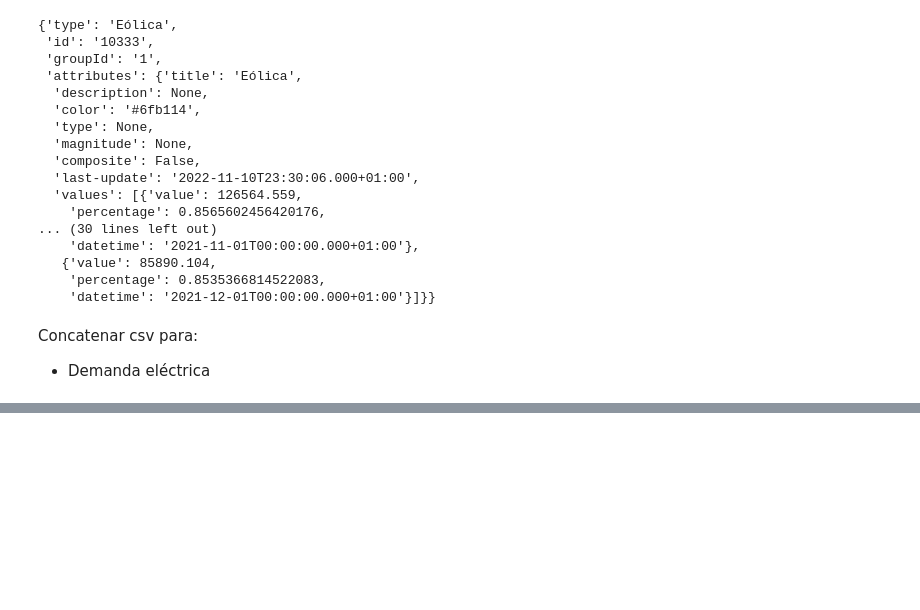
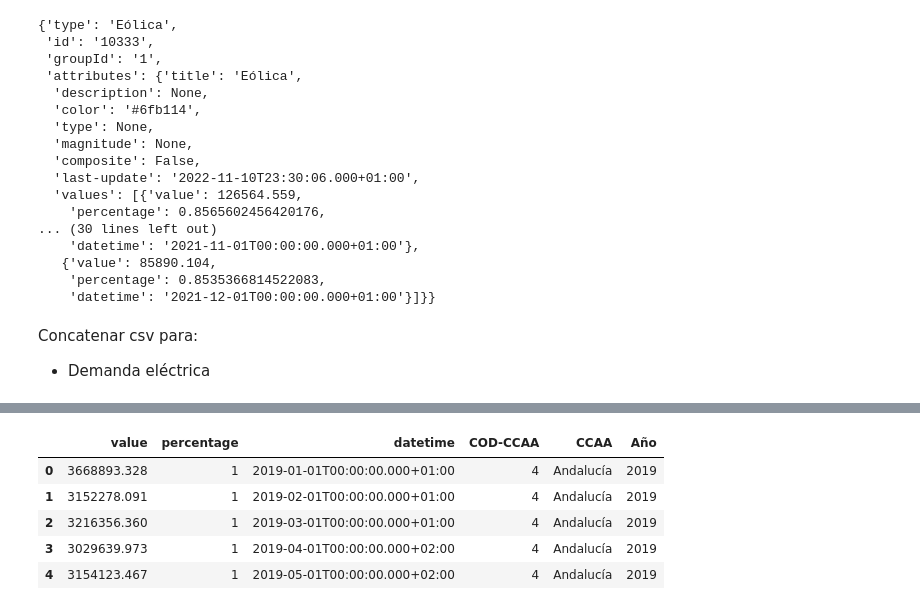
Before and after one commit to ngcarvajall/Laboratorio_ETL, a Jupyter notebook: API.ipynb, the cells around one changed output, grey strips where cells are left out. Saved outputs shown, nothing was run; the diff lists cells and outputs as text; code cells hidden in the pictures; blank space fills up the shorter version.

```diff
--- a/API.ipynb
+++ b/API.ipynb
@@ -202,11 +199,20 @@ for i in os.listdir('C:\\Users\\DELL\\Git\\Laboratorio_ETL\\datos_demanda_electr
 ruta_origen = 'C:\\Users\\DELL\\Git\\Laboratorio_ETL\\datos_demanda_electrica'
 df = pd.DataFrame() #crear df para concatenar
 for archivo in (os.listdir(ruta_origen)):
-    df_variante = pd.read_csv('C:\\Users\\DELL\\Git\\Laboratorio_ETL\\datos_demanda_electrica\\{archivo}')
+    print(archivo)
+    # ruta_archivo = os.path.join(ruta_origen, archivo)
+    df_variante = pd.read_csv(f'C:\\Users\\DELL\\Git\\Laboratorio_ETL\\datos_demanda_electrica\\{archivo}', index_col=0)
+    print(df_variante)
     #creo uno dentro
     #leer el csv{archivo}
-    nombre_limpio = #split.csv
-    nombre_junto_ano = split(_)
+    nombre_limpio = archivo.split('.csv') #split.csv
+    print(nombre_limpio)
+    nombre_junto_ano = nombre_limpio[0].split('_')
+    nombre = nombre_junto_ano[0]
+    fecha = nombre_junto_ano[1]
+    df_variante['CCAA'] = nombre
+    df_variante['Año'] = fecha
+    df = pd.concat([df, df_variante])
     #saconombre
     #sacoaño
     #creo columnas nuevas,
@@ -238,0 +254,9 @@ for año in os.listdir('C:\\Users\\DELL\\Git\\apuntes-clases-ds-oct-24\\Modulo5\
+# %%
+df.head()
+# %% [output]
+|  | value | percentage | datetime | COD-CCAA | CCAA | Año |
+| 0 | 3668893.328 | 1 | 2019-01-01T00:00:00.000+01:00 | 4 | Andalucía | 2019 |
+| 1 | 3152278.091 | 1 | 2019-02-01T00:00:00.000+01:00 | 4 | Andalucía | 2019 |
+| 2 | 3216356.360 | 1 | 2019-03-01T00:00:00.000+01:00 | 4 | Andalucía | 2019 |
+| 3 | 3029639.973 | 1 | 2019-04-01T00:00:00.000+02:00 | 4 | Andalucía | 2019 |
+| 4 | 3154123.467 | 1 | 2019-05-01T00:00:00.000+02:00 | 4 | Andalucía | 2019 |
```
Also changed, not shown: parts of 15 cells of this notebook, 1 other file.
